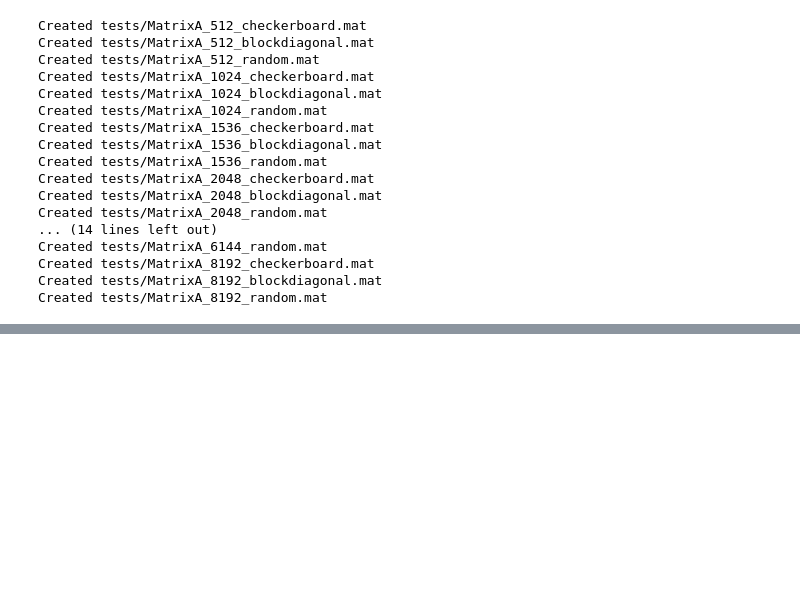
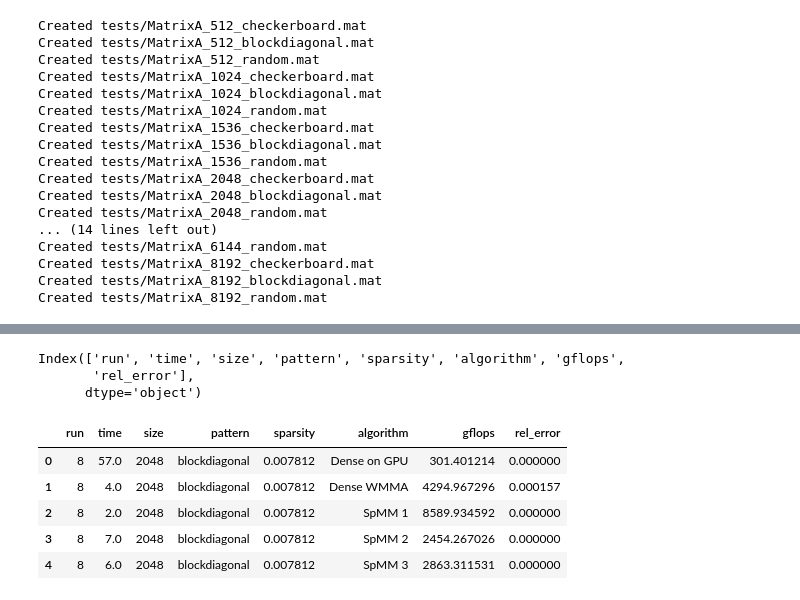
Before and after one commit to evening-hs/MatrixMultiplicationCUDA, a Jupyter notebook: runtests.ipynb, the cells around one changed output, grey strips where cells are left out. Drawn from its saved outputs; the diff is of its cells as text; code cells hidden in the pictures; blank space fills up the shorter version.

```diff
--- a/runtests.ipynb
+++ b/runtests.ipynb
@@ -80,0 +134,15 @@ Running tests/MatrixA_2048_checkerboard.mat
+# %%
+df.columns
+# %% [output]
+Index(['run', 'time', 'size', 'pattern', 'sparsity', 'algorithm', 'gflops',
+       'rel_error'],
+      dtype='object')
+# %%
+df.head()
+# %% [output]
+|  | run | time | size | pattern | sparsity | algorithm | gflops | rel_error |
+| 0 | 8 | 57.0 | 2048 | blockdiagonal | 0.007812 | Dense on GPU | 301.401214 | 0.000000 |
+| 1 | 8 | 4.0 | 2048 | blockdiagonal | 0.007812 | Dense WMMA | 4294.967296 | 0.000157 |
+| 2 | 8 | 2.0 | 2048 | blockdiagonal | 0.007812 | SpMM 1 | 8589.934592 | 0.000000 |
+| 3 | 8 | 7.0 | 2048 | blockdiagonal | 0.007812 | SpMM 2 | 2454.267026 | 0.000000 |
+| 4 | 8 | 6.0 | 2048 | blockdiagonal | 0.007812 | SpMM 3 | 2863.311531 | 0.000000 |
```
Also changed, not shown: parts of 6 cells of this notebook, 1 other file.
